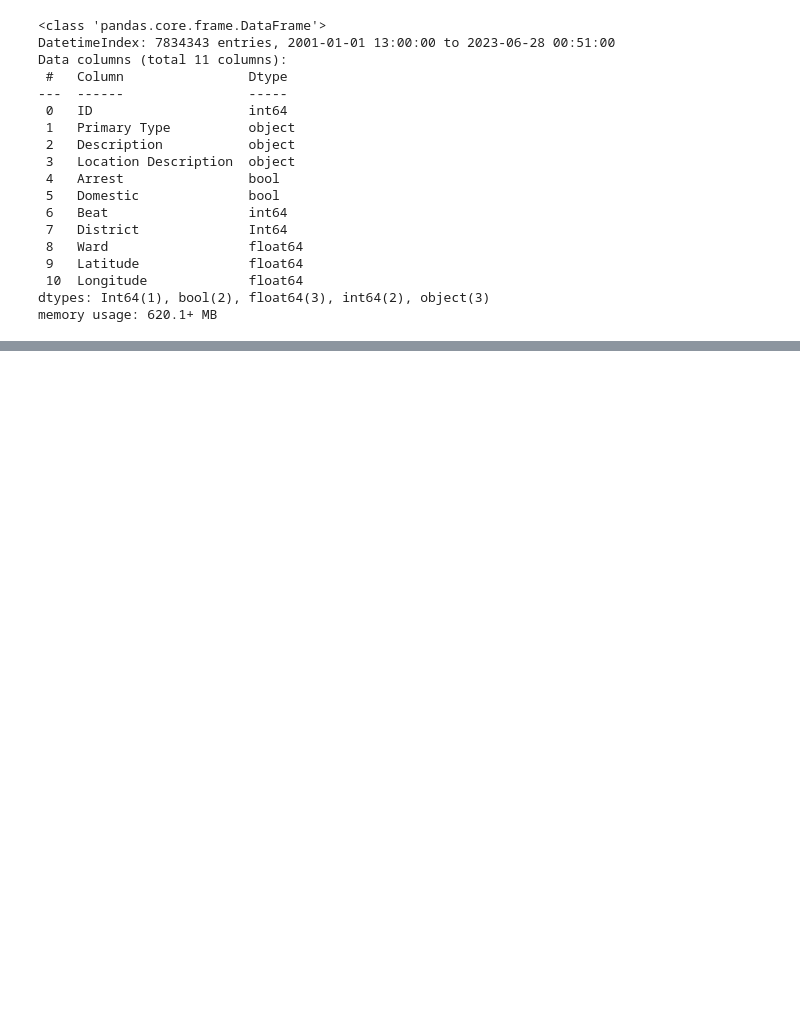
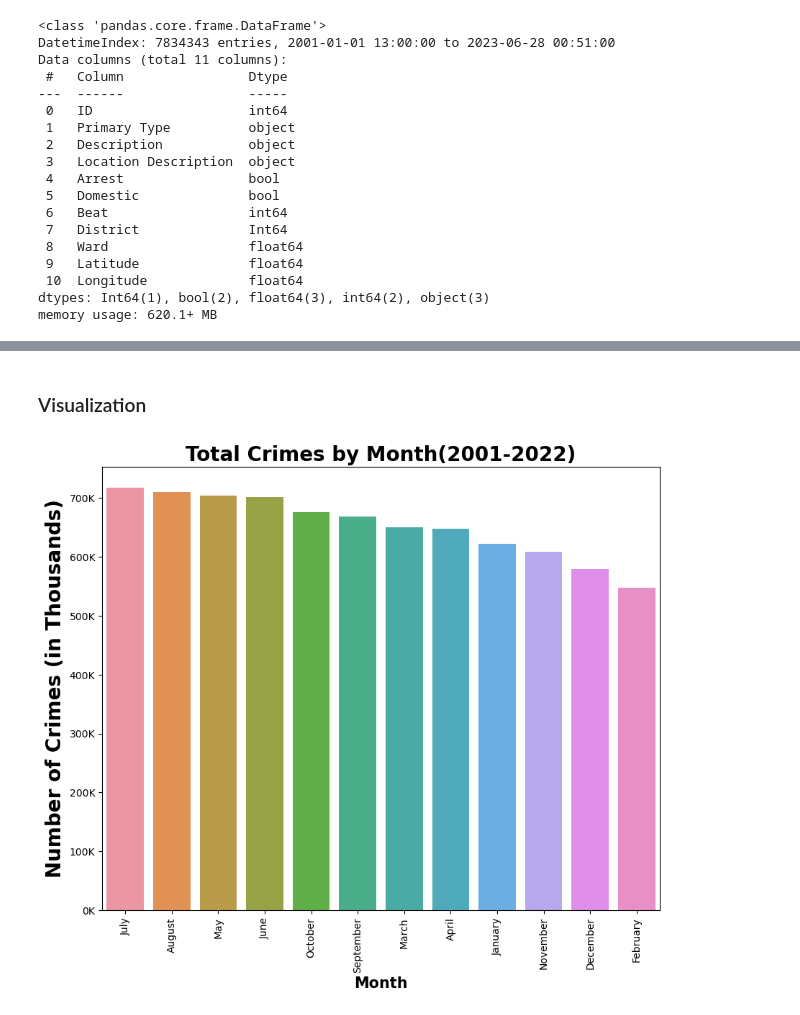
Before and after one commit to jaytrey777/Chicago-Crime-Statistics, a Jupyter notebook: Part 1.ipynb, the cells around one changed output, grey strips where cells are left out. Cells and saved outputs as stored; diff of their text form; code cells hidden in the pictures; blank space fills up the shorter version.

```diff
--- a/Part 1.ipynb
+++ b/Part 1.ipynb
@@ -341,0 +409,4 @@ ax.set_xlabel('District', weight = 'bold');
+# %%
+monthly = monthly['Month'].value_counts(dropna = False)
+
+monthly
@@ -341,0 +427,19 @@ ax.set_xlabel('District', weight = 'bold');
+# %% [markdown]
+### Visualization
+# %%
+fig, ax = plt.subplots(figsize = (10, 8))
+ax = sns.barplot(x = monthly.index, y = monthly.values)
+
+
+fmt_thous = mticks.FuncFormatter(thousands)
+ax.yaxis.set_major_formatter(fmt_thous)
+
+# set title and axes
+ax.set_title('Total Crimes by Month(2001-2022)', fontsize = 20, weight = 'bold')
+ax.set_ylabel('Number of Crimes (in Thousands)', fontsize = 20, weight = 'bold')
+ax.set_xlabel('Month', fontsize = 15, weight = 'bold')
+
+# rotate x-ticks
+plt.xticks(rotation = 90);
+# %% [output]
+[figure, added]
```
Also changed, not shown: parts of 24 cells of this notebook.
